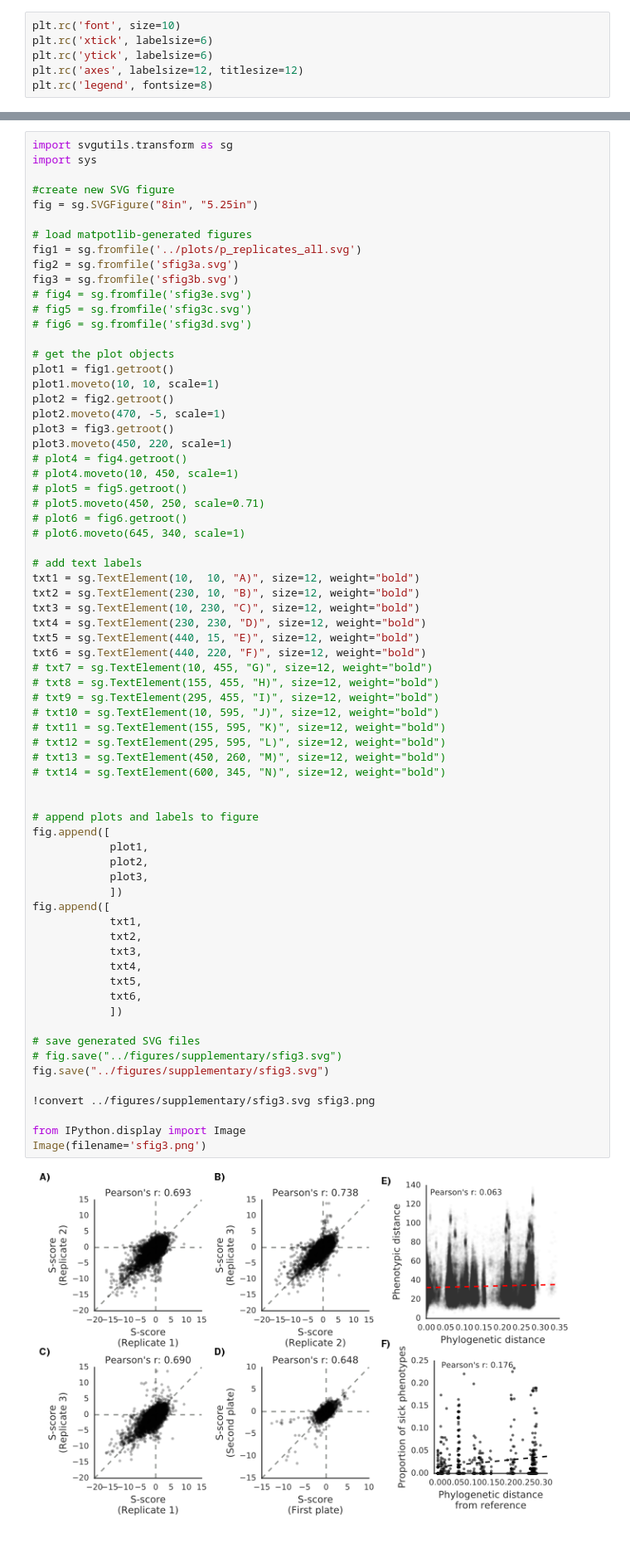
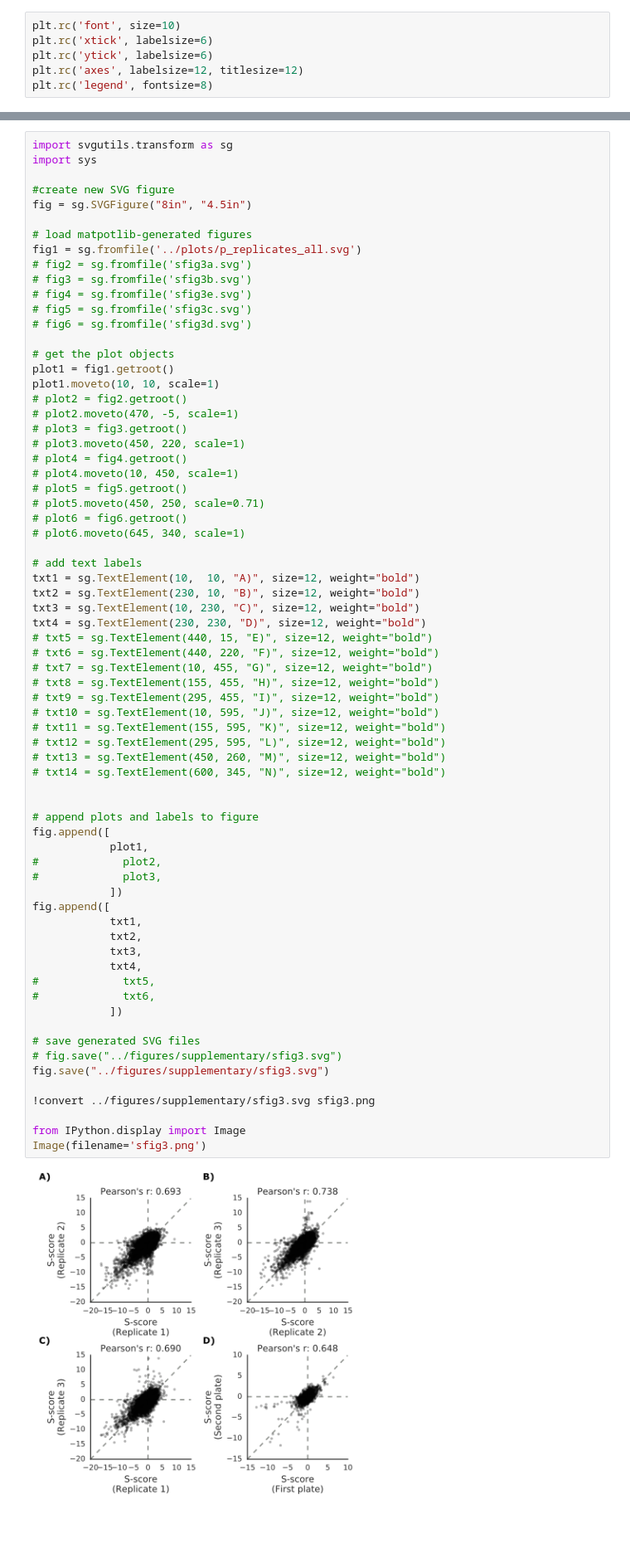
Before and after one commit to mgalardini/ecopredict, a Jupyter notebook: notebooks/sfig3.ipynb, the cells around one changed output, grey strips where cells are left out. Shown at 83% size. Saved outputs shown, nothing was run; the diff lists cells and outputs as text; blank space fills up the shorter version.

Commit message:
Various figures changes

```diff
--- a/notebooks/sfig3.ipynb
+++ b/notebooks/sfig3.ipynb
@@ -564,12 +564,12 @@ import svgutils.transform as sg
 import sys
 
 #create new SVG figure
-fig = sg.SVGFigure("8in", "5.25in")
+fig = sg.SVGFigure("8in", "4.5in")
 
 # load matpotlib-generated figures
 fig1 = sg.fromfile('../plots/p_replicates_all.svg')
-fig2 = sg.fromfile('sfig3a.svg')
-fig3 = sg.fromfile('sfig3b.svg')
+# fig2 = sg.fromfile('sfig3a.svg')
+# fig3 = sg.fromfile('sfig3b.svg')
 # fig4 = sg.fromfile('sfig3e.svg')
 # fig5 = sg.fromfile('sfig3c.svg')
 # fig6 = sg.fromfile('sfig3d.svg')
@@ -577,10 +577,10 @@ fig3 = sg.fromfile('sfig3b.svg')
 # get the plot objects
 plot1 = fig1.getroot()
 plot1.moveto(10, 10, scale=1)
-plot2 = fig2.getroot()
-plot2.moveto(470, -5, scale=1)
-plot3 = fig3.getroot()
-plot3.moveto(450, 220, scale=1)
+# plot2 = fig2.getroot()
+# plot2.moveto(470, -5, scale=1)
+# plot3 = fig3.getroot()
+# plot3.moveto(450, 220, scale=1)
 # plot4 = fig4.getroot()
 # plot4.moveto(10, 450, scale=1)
 # plot5 = fig5.getroot()
@@ -593,40 +593,40 @@ txt1 = sg.TextElement(10,  10, "A)", size=12, weight="bold")
 txt2 = sg.TextElement(230, 10, "B)", size=12, weight="bold")
 txt3 = sg.TextElement(10, 230, "C)", size=12, weight="bold")
 txt4 = sg.TextElement(230, 230, "D)", size=12, weight="bold")
-txt5 = sg.TextElement(440, 15, "E)", size=12, weight="bold")
-txt6 = sg.TextElement(440, 220, "F)", size=12, weight="bold")
+# txt5 = sg.TextElement(440, 15, "E)", size=12, weight="bold")
+# txt6 = sg.TextElement(440, 220, "F)", size=12, weight="bold")
 # txt7 = sg.TextElement(10, 455, "G)", size=12, weight="bold")
 # txt8 = sg.TextElement(155, 455, "H)", size=12, weight="bold")
 # txt9 = sg.TextElement(295, 455, "I)", size=12, weight="bold")
 # txt10 = sg.TextElement(10, 595, "J)", size=12, weight="bold")
 # txt11 = sg.TextElement(155, 595, "K)", size=12, weight="bold")
 # txt12 = sg.TextElement(295, 595, "L)", size=12, weight="bold")
 # txt13 = sg.TextElement(450, 260, "M)", size=12, weight="bold")
 # txt14 = sg.TextElement(600, 345, "N)", size=12, weight="bold")
 
 
 # append plots and labels to figure
 fig.append([
             plot1,
-            plot2,
-            plot3,
+#             plot2,
+#             plot3,
             ])
 fig.append([
             txt1,
             txt2,
             txt3,
             txt4,
-            txt5,
-            txt6,
+#             txt5,
+#             txt6,
             ])
 
 # save generated SVG files
 # fig.save("../figures/supplementary/sfig3.svg")
 fig.save("../figures/supplementary/sfig3.svg")
 
 !convert ../figures/supplementary/sfig3.svg sfig3.png
 
 from IPython.display import Image
 Image(filename='sfig3.png')
 # %% [output]
-[figure, old version]
+[figure, new version]
```
Also changed, not shown: 6 other files.
